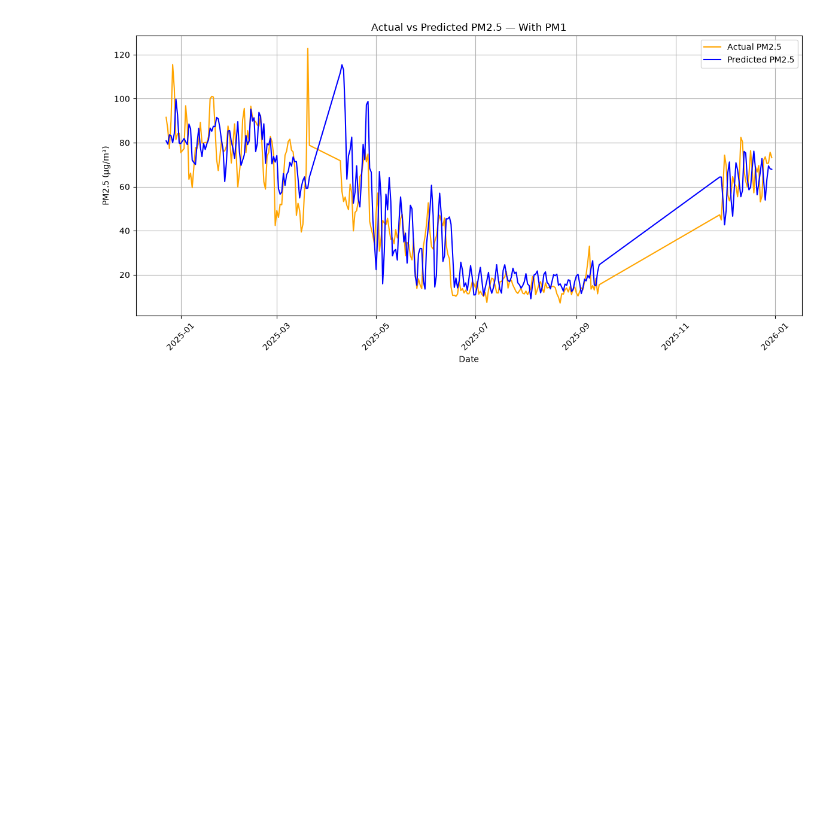
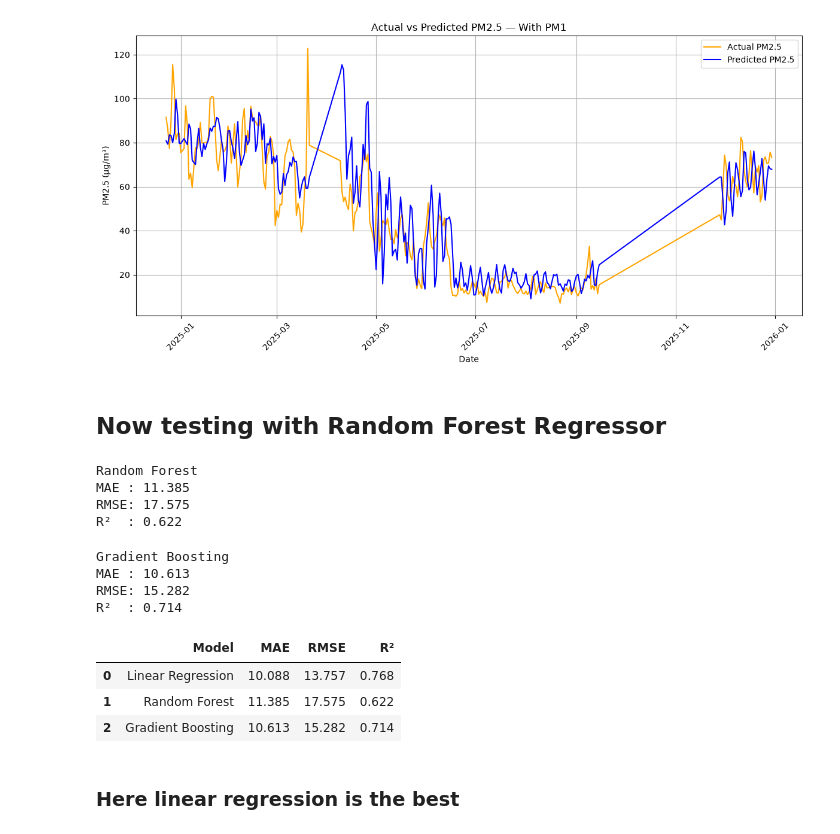
Before and after one commit to anojpradhan/kathmandu_aqi_predictor, a Jupyter notebook: notebooks/pm25_forcasting.ipynb, the cells around one changed output. Saved outputs shown, nothing was run; the diff lists cells and outputs as text; code cells hidden in the pictures; blank space fills up the shorter version.

```diff
--- a/notebooks/pm25_forcasting.ipynb
+++ b/notebooks/pm25_forcasting.ipynb
@@ -418,3 +418,5 @@ plt.tight_layout()
 plt.show()
 # %% [output]
 [figure]
+# %% [markdown]
+## Now testing with Random Forest Regressor
@@ -420,0 +437,14 @@ plt.show()
+# %%
+mae_rf = mean_absolute_error(y_test, rf_pred)
+rmse_rf = np.sqrt(mean_squared_error(y_test, rf_pred))
+r2_rf = r2_score(y_test, rf_pred)
+
+print("Random Forest")
+print("MAE :", round(mae_rf, 3))
+print("RMSE:", round(rmse_rf, 3))
+print("R²  :", round(r2_rf, 3))
+# %% [output]
+Random Forest
+MAE : 11.385
+RMSE: 17.575
+R²  : 0.622
@@ -420,0 +464,47 @@ plt.show()
+# %%
+# Gradient Boosting metrics
+mae_gb = mean_absolute_error(y_test, gb_pred)
+rmse_gb = np.sqrt(mean_squared_error(y_test, gb_pred))
+r2_gb = r2_score(y_test, gb_pred)
+
+print("Gradient Boosting")
+print("MAE :", round(mae_gb, 3))
+print("RMSE:", round(rmse_gb, 3))
+print("R²  :", round(r2_gb, 3))
+# %% [output]
+Gradient Boosting
+MAE : 10.613
+RMSE: 15.282
+R²  : 0.714
+# %%
+comparison = pd.DataFrame({
+    "Model": [
+        "Linear Regression",
+        "Random Forest",
+        "Gradient Boosting"
+    ],
+    "MAE": [
+        mae_without,
+        mae_rf,
+        mae_gb
+    ],
+    "RMSE": [
+        rmse_without,
+        rmse_rf,
+        rmse_gb
+    ],
+    "R²": [
+        r2_without,
+        r2_rf,
+        r2_gb
+    ]
+})
+
+display(comparison.round(3))
+# %% [output]
+|  | Model | MAE | RMSE | R² |
+| 0 | Linear Regression | 10.088 | 13.757 | 0.768 |
+| 1 | Random Forest | 11.385 | 17.575 | 0.622 |
+| 2 | Gradient Boosting | 10.613 | 15.282 | 0.714 |
+# %% [markdown]
+### Here linear regression is the best
```
Also changed, not shown: parts of 7 cells of this notebook, 3 other files.
